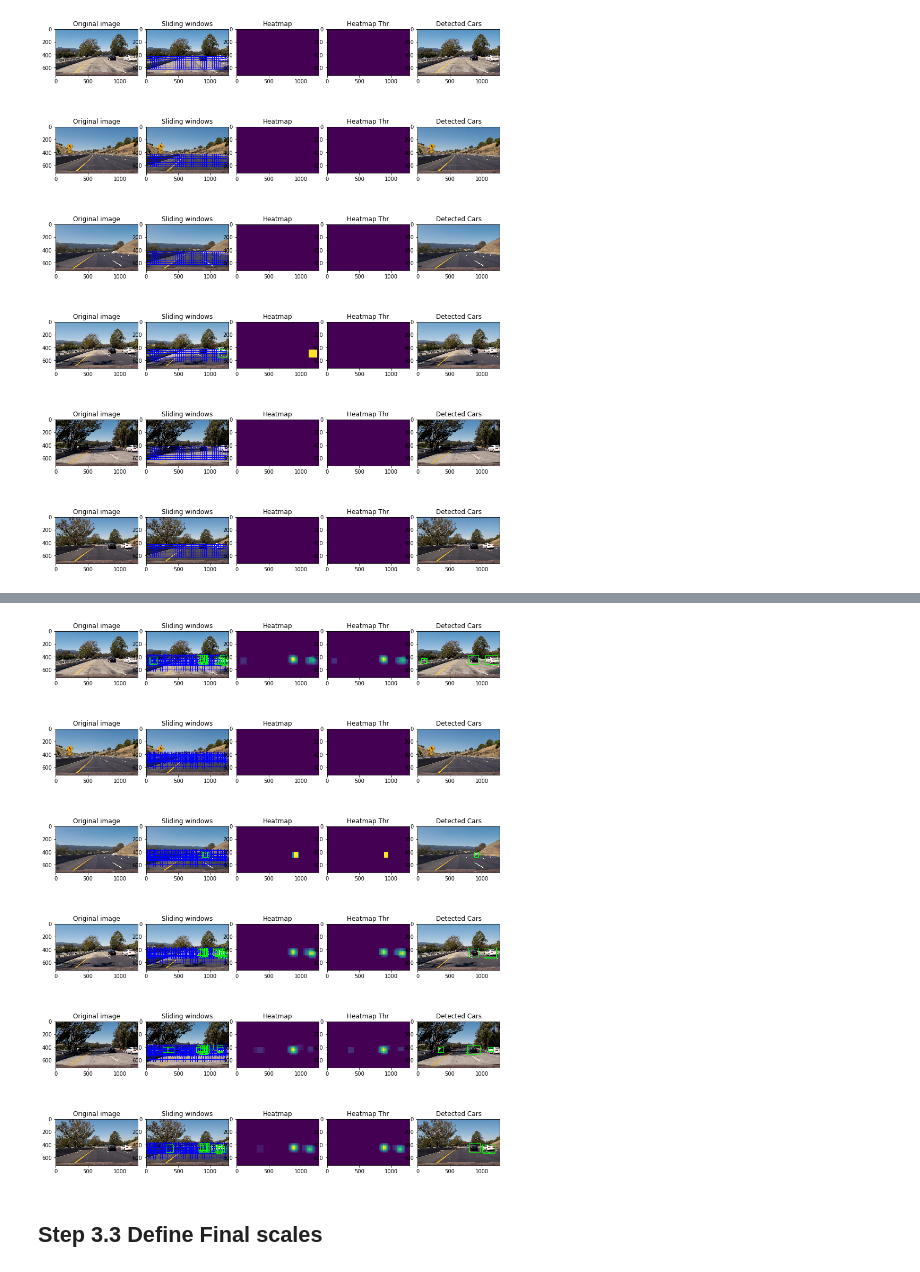
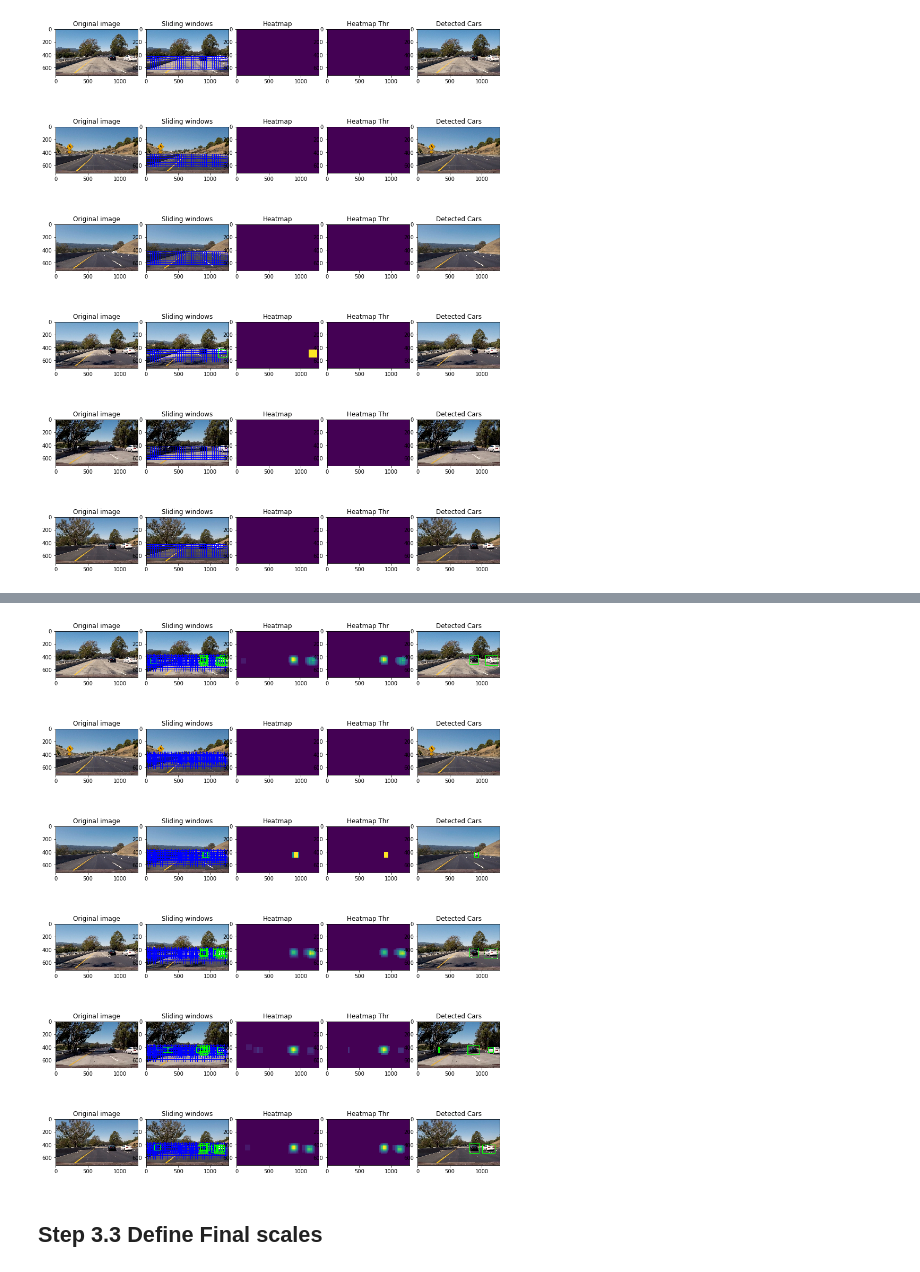
Before and after one commit to gvspraveen/CarND-Vehicle-Detection, a Jupyter notebook: solution.ipynb, the cells around one changed output, grey strips where cells are left out. Drawn from its saved outputs; the diff is of its cells as text; code cells hidden in the pictures.

```diff
--- a/solution.ipynb
+++ b/solution.ipynb
@@ -417,7 +379,7 @@ final_spatial_transform= True
 final_hist_transform= True
 final_hist_bins= 32
 final_hog_transform= True
-final_orient= 9
+final_orient= 11
 final_pix_per_cell= 8
 final_cell_per_block= 2
 final_hog_channel= 'ALL'
@@ -547,14 +509,14 @@ Just running one scale (360, 560, 1.5)
 # %%
 # Run combination of all them
-run_sliding_window_test([(360, 560, 1.35), (380, 600, 1.75), (450, 680, 2.25)], 1)
+run_sliding_window_test([(360, 560, 1.35), (380, 600, 1.75), (410, 620, 2), (450, 680, 2.25)], 1)
 # run_sliding_window_test([(360, 550, 1.25),
 #                          (360, 550, 1.5),
 #                          (380, 610, 1.5),
 #                          (380, 610, 1.75),
 #                          (430, 680, 1.75),
 #                          (430, 680, 2)])
 # %% [output]
-[figure, old version]
+[figure, new version]
 # %% [markdown]
 ## Step 3.3 Define Final scales
 # %%
```
Also changed, not shown: parts of 15 cells of this notebook, 11 other files.
